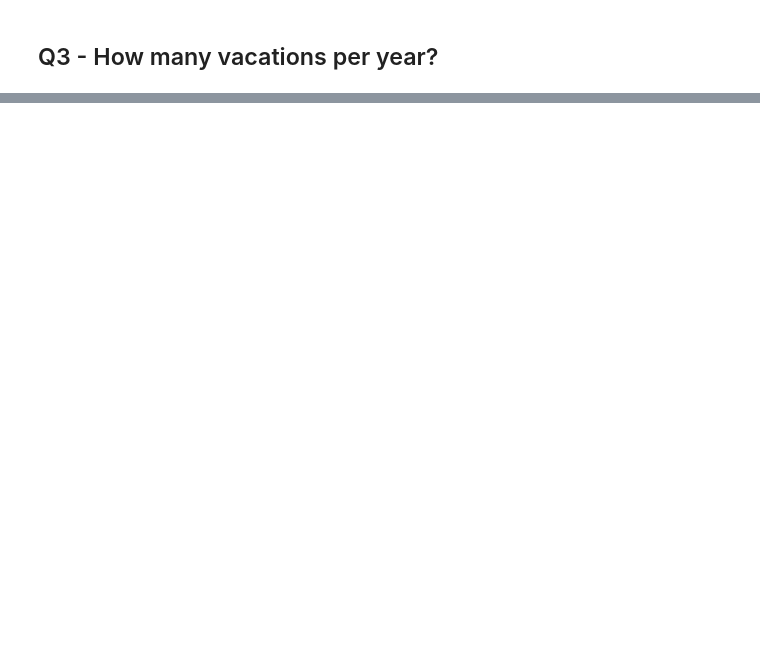
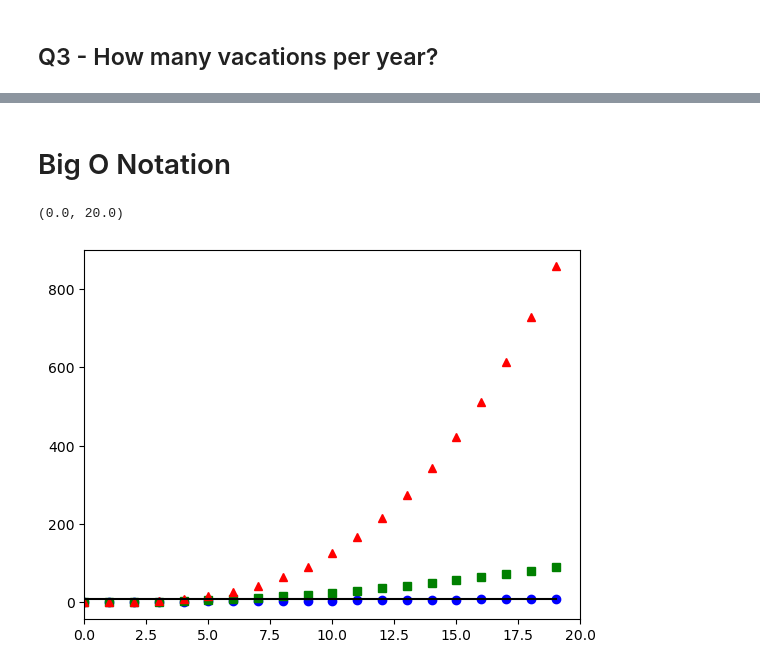
Before and after one commit to zsavery/gb_data_science, a Jupyter notebook: Lab/lab_02.ipynb, the cells around one changed output, grey strips where cells are left out. Drawn from its saved outputs; the diff is of its cells as text; code cells hidden in the pictures; blank space fills up the shorter version.

```diff
--- a/Lab/lab_02.ipynb
+++ b/Lab/lab_02.ipynb
@@ -65,0 +72,15 @@ icecream_sales = [100_000, 23_423, 80_000, 12_696, 20_345]
+# %% [markdown]
+# Big O Notation
+# %%
+n = np.arange(0., 10., .5) # all numbers form 0-10 at step of 0.5
+c = [10 for _ in range(len(n))]
+n_squared = n**2
+n_cubed = n**3
+n_log = n**1/2
+n_pow_n = n**n
+
+plt.plot(n, 'bo', n_squared, 'gs', n_cubed, 'r^', c, 'k-')
+plt.xlim(0,20)
+# %% [output]
+(0.0, 20.0)
+[figure, added]
```
Also changed, not shown: parts of 7 cells of this notebook, 5 other files.
